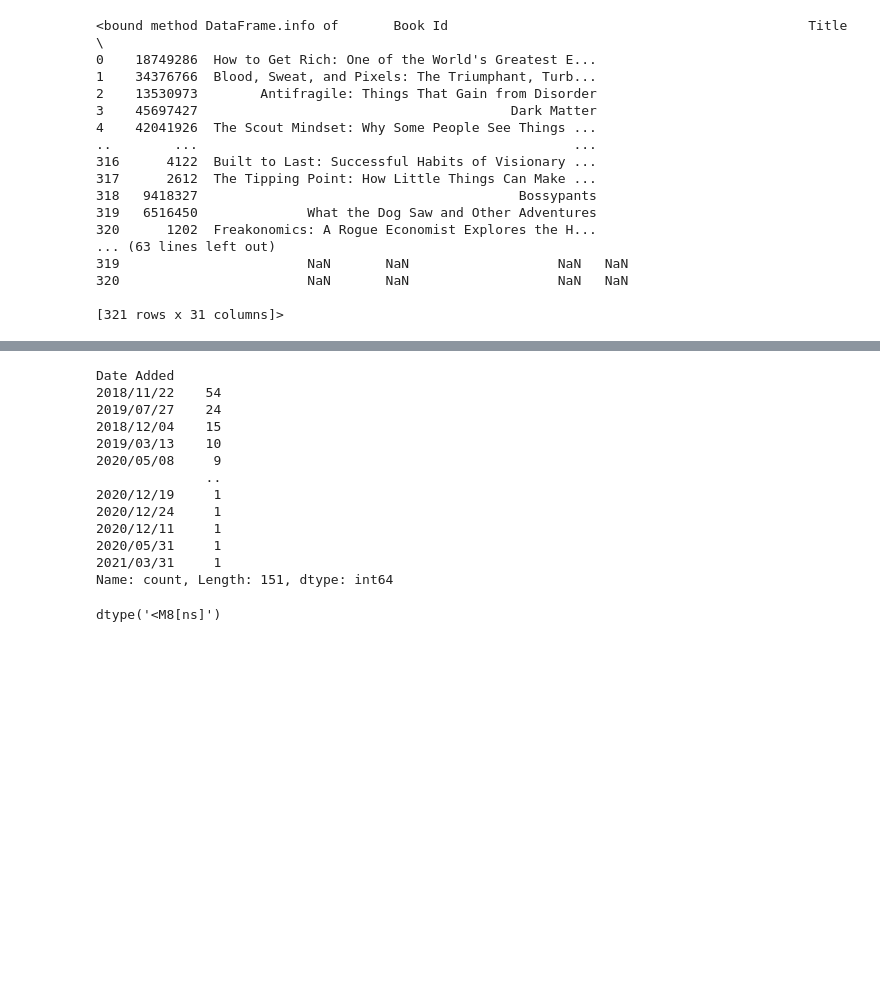
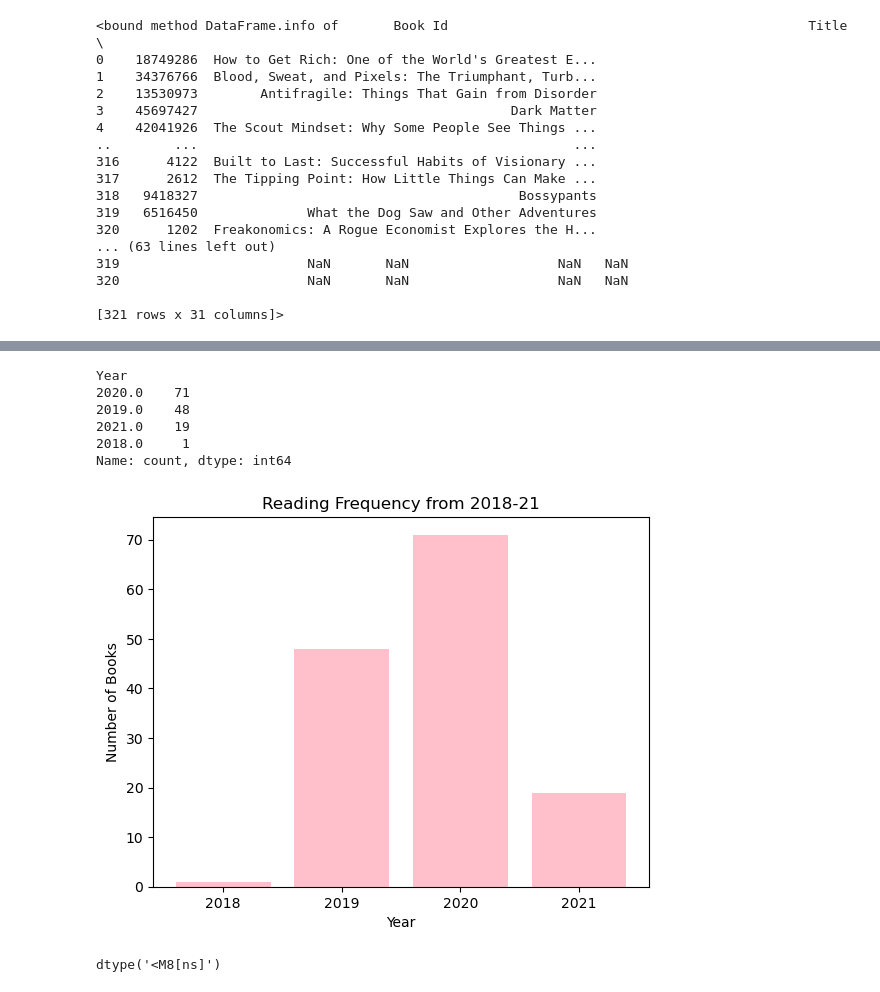
Before and after one commit to ivest76/IME565_FALL2023, a Jupyter notebook: lab6-2TRBLSHOOT.ipynb, the cells around one changed output, grey strips where cells are left out. Cells and saved outputs as stored; diff of their text form; code cells hidden in the pictures; blank space fills up the shorter version.

```diff
--- a/lab6-2TRBLSHOOT.ipynb
+++ b/lab6-2TRBLSHOOT.ipynb
@@ -45,19 +62,24 @@ reads.info
 # %%
-reads["Date Added"].value_counts()
+reads["Year"].value_counts()
 # %% [output]
-Date Added
-2018/11/22    54
-2019/07/27    24
-2018/12/04    15
-2019/03/13    10
-2020/05/08     9
-              ..
-2020/12/19     1
-2020/12/24     1
-2020/12/11     1
-2020/05/31     1
-2021/03/31     1
-Name: count, Length: 151, dtype: int64
+Year
+2020.0    71
+2019.0    48
+2021.0    19
+2018.0     1
+Name: count, dtype: int64
+# %%
+Years = ["2018", "2019", "2020", "2021"]
+Books = [1, 48, 71, 19]
+
+df = pd.DataFrame(list(zip(Years, Books)), columns= ['Years', 'Books'])
+
+plt.bar(df['Years'], df['Books'], color = 'pink');
+plt.ylabel('Number of Books');
+plt.xlabel('Year');
+plt.title('Reading Frequency from 2018-21');
+# %% [output]
+[figure, added]
 # %%
 reads["Date Added"] = pd.to_datetime(reads['Date Added'])
 reads["Date Added"].dtype
```
Also changed, not shown: parts of 10 cells of this notebook, 3 other files.
